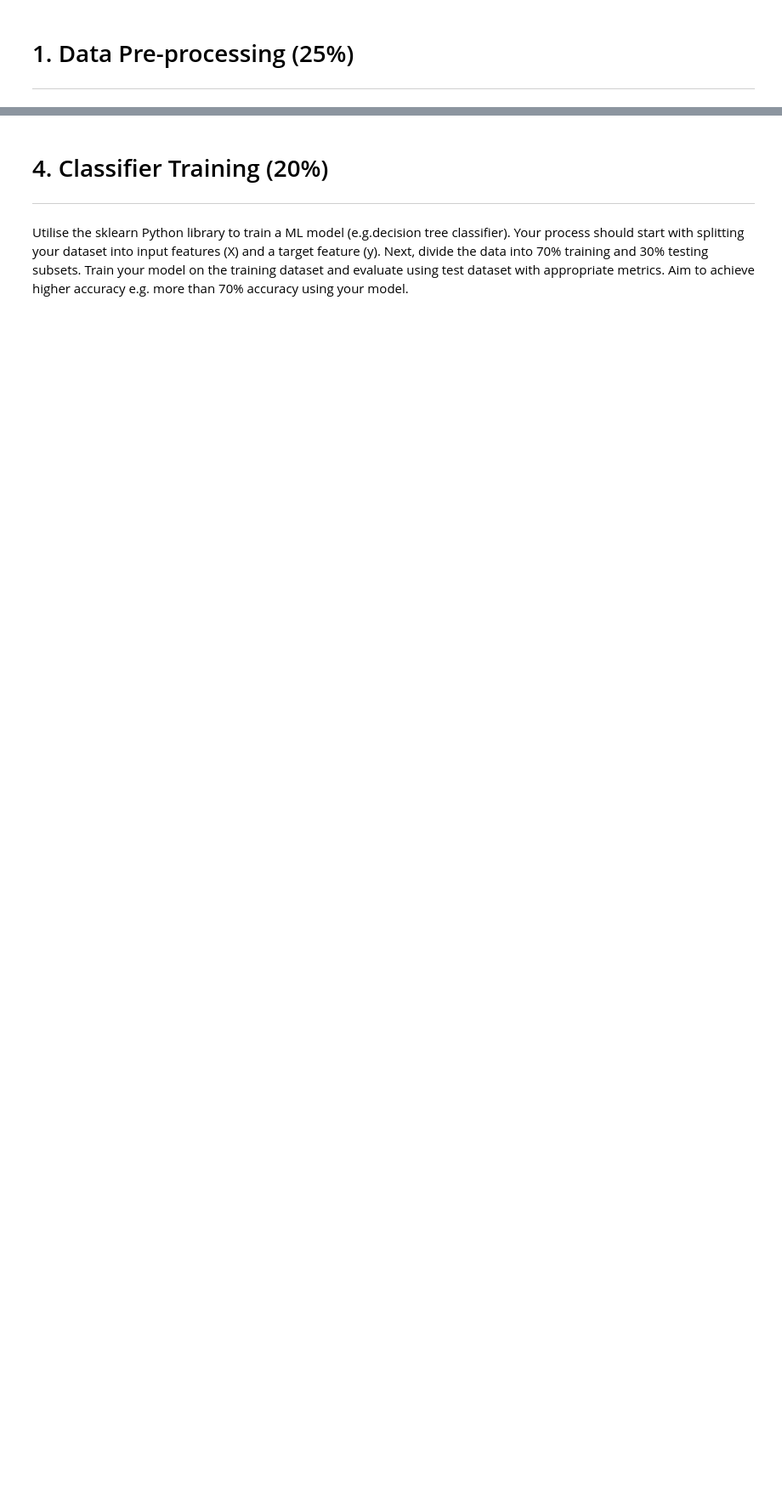
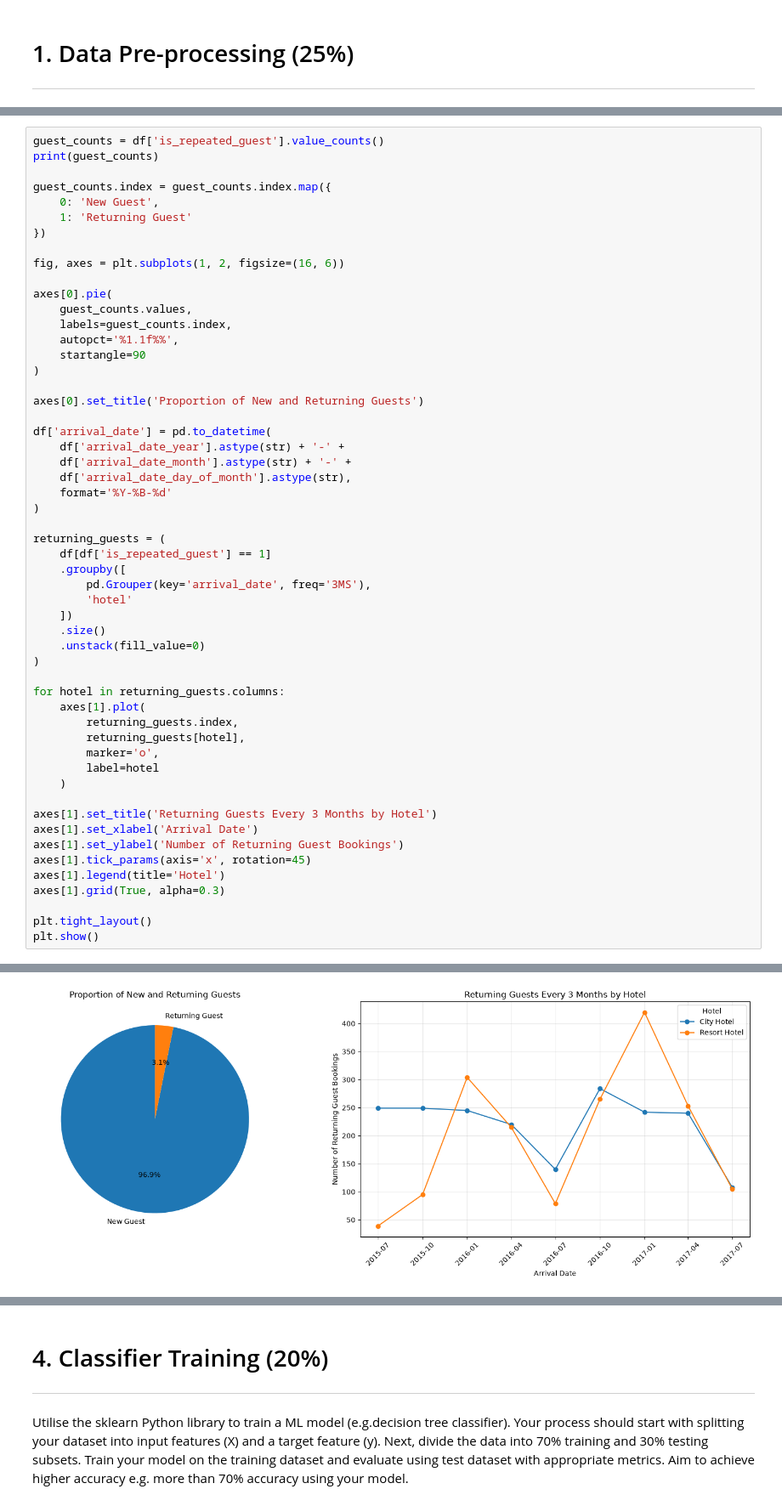
Before and after one commit to harry-533/Data-Driven-AI-Uni-, a Jupyter notebook: Assignment/Coursework1_template.ipynb, the cells around one changed output, grey strips where cells are left out. Shown at 85% size. Drawn from its saved outputs; the diff is of its cells as text; blank space fills up the shorter version.

```diff
--- a/Assignment/Coursework1_template.ipynb
+++ b/Assignment/Coursework1_template.ipynb
@@ -502,0 +766,55 @@ df = pd.get_dummies(
+# %%
+guest_counts = df['is_repeated_guest'].value_counts()
+print(guest_counts)
+
+guest_counts.index = guest_counts.index.map({
+    0: 'New Guest',
+    1: 'Returning Guest'
+})
+
+fig, axes = plt.subplots(1, 2, figsize=(16, 6))
+
+axes[0].pie(
+    guest_counts.values,
+    labels=guest_counts.index,
+    autopct='%1.1f%%',
+    startangle=90
+)
+
+axes[0].set_title('Proportion of New and Returning Guests')
+
+df['arrival_date'] = pd.to_datetime(
+    df['arrival_date_year'].astype(str) + '-' +
+    df['arrival_date_month'].astype(str) + '-' +
+    df['arrival_date_day_of_month'].astype(str),
+    format='%Y-%B-%d'
+)
+
+returning_guests = (
+    df[df['is_repeated_guest'] == 1]
+    .groupby([
+        pd.Grouper(key='arrival_date', freq='3MS'),
+        'hotel'
+    ])
+    .size()
+    .unstack(fill_value=0)
+)
+
+for hotel in returning_guests.columns:
+    axes[1].plot(
+        returning_guests.index,
+        returning_guests[hotel],
+        marker='o',
+        label=hotel
+    )
+
+axes[1].set_title('Returning Guests Every 3 Months by Hotel')
+axes[1].set_xlabel('Arrival Date')
+axes[1].set_ylabel('Number of Returning Guest Bookings')
+axes[1].tick_params(axis='x', rotation=45)
+axes[1].legend(title='Hotel')
+axes[1].grid(True, alpha=0.3)
+
+plt.tight_layout()
+plt.show()
+# %% [output]
@@ -502,0 +825 @@ df = pd.get_dummies(
+[figure, added]
```
Also changed, not shown: parts of 131 cells of this notebook, 1 other file.
